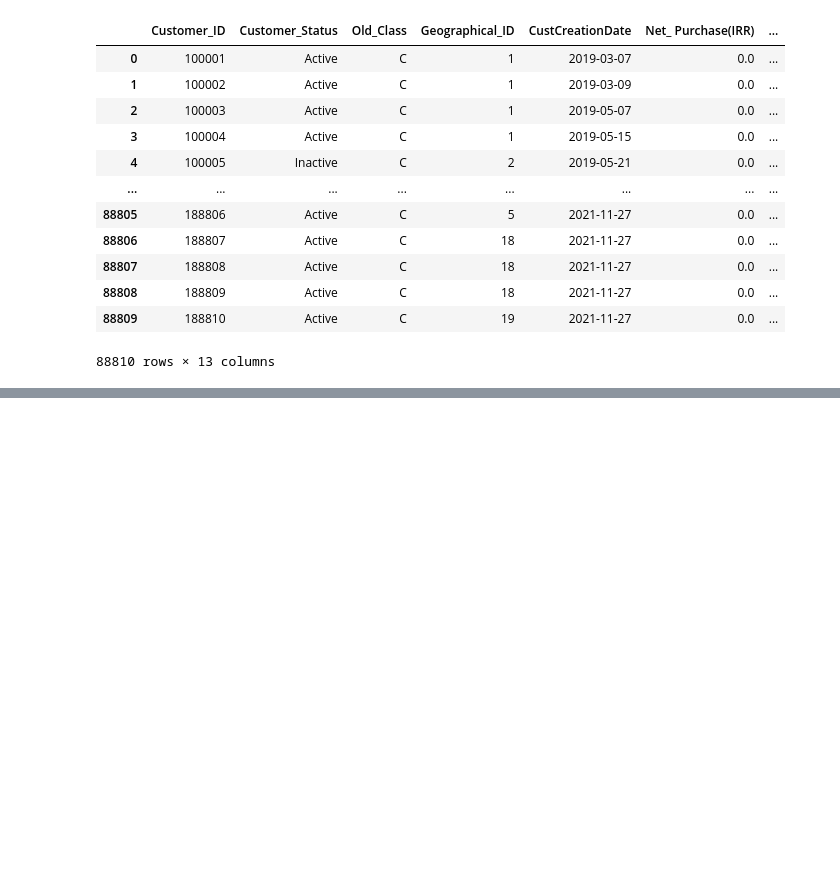
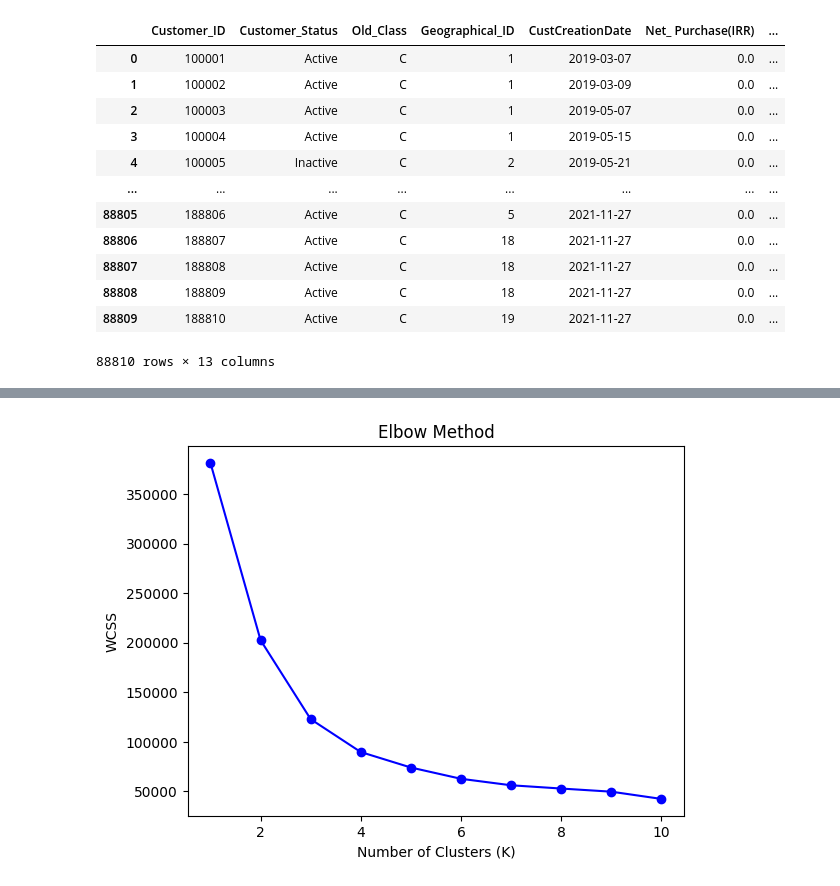
Before and after one commit to yuza27/GitProject, a Jupyter notebook: unsupervised/K-MEANS/K-MEANS-EXPERIMENTAL.ipynb, the cells around one changed output, grey strips where cells are left out. Saved outputs shown, nothing was run; the diff lists cells and outputs as text; code cells hidden in the pictures; blank space fills up the shorter version.

```diff
--- a/unsupervised/K-MEANS/K-MEANS-EXPERIMENTAL.ipynb
+++ b/unsupervised/K-MEANS/K-MEANS-EXPERIMENTAL.ipynb
@@ -31,5 +52,5 @@ raw_data
 # %%
-X = raw_data.drop(['Customer_ID','CustCreationDate','Date_Of_Last_ Purchase','Unnamed: 11','Unnamed: 12'],axis=1)
+X = raw_data.drop(['Customer_ID','Unnamed: 11','Unnamed: 12'],axis=1)
 X
 # %% [output]
 |  | Customer_Status | Old_Class | Geographical_ID | Net_ Purchase(IRR) | Avg_Invoice_Row_No | Waste_Rate | ... |
@@ -93,0 +87,3 @@ array([1.00000000e+00, 1.16766976e-14])
+# %%
+X.loc[:, "LastPurchase_days"] = X["LastPurchase_days"].fillna(X["LastPurchase_days"].median())
+X
@@ -93,0 +104,7 @@ array([1.00000000e+00, 1.16766976e-14])
+# %%
+X_standarized = StandardScaler().fit_transform(X)
+# %%
+pca = PCA(n_components=2)
+X_pca = pca.fit_transform(X_standarized)
+X_pca_df = pd.DataFrame(data=X_pca, columns=['PCA1', 'PCA2'])
+X_pca_df.head()
@@ -93,0 +118,14 @@ array([1.00000000e+00, 1.16766976e-14])
+# %%
+wcss = []  # within-cluster sum of squares
+for k in range(1, 11):
+    kmeans = KMeans(n_clusters=k, random_state=42)
+    kmeans.fit(X_pca)
+    wcss.append(kmeans.inertia_)
+
+plt.plot(range(1, 11), wcss, 'bo-')
+plt.title('Elbow Method')
+plt.xlabel('Number of Clusters (K)')
+plt.ylabel('WCSS')
+plt.show()
+# %% [output]
+[figure, added]
```
Also changed, not shown: parts of 21 cells of this notebook, 1 other file.
